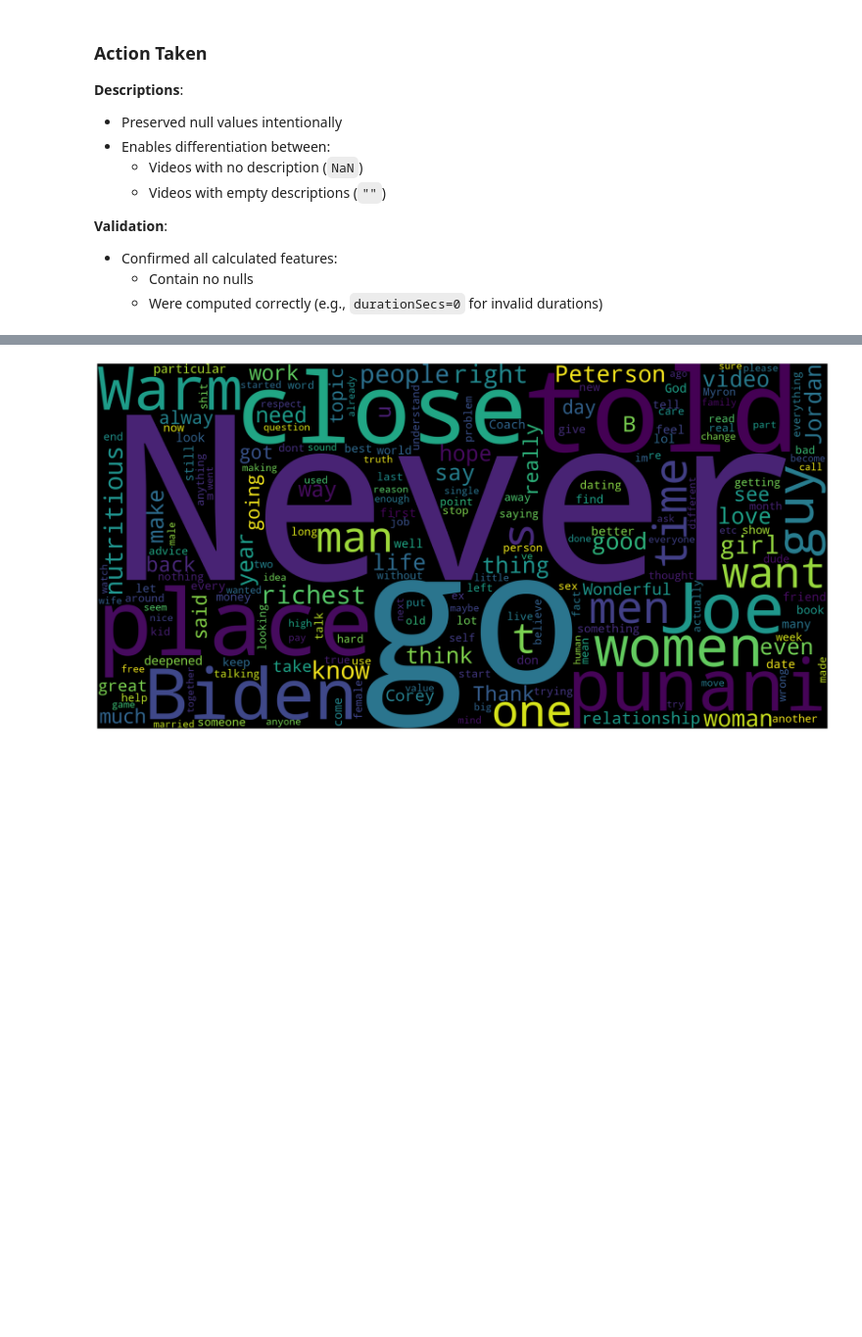
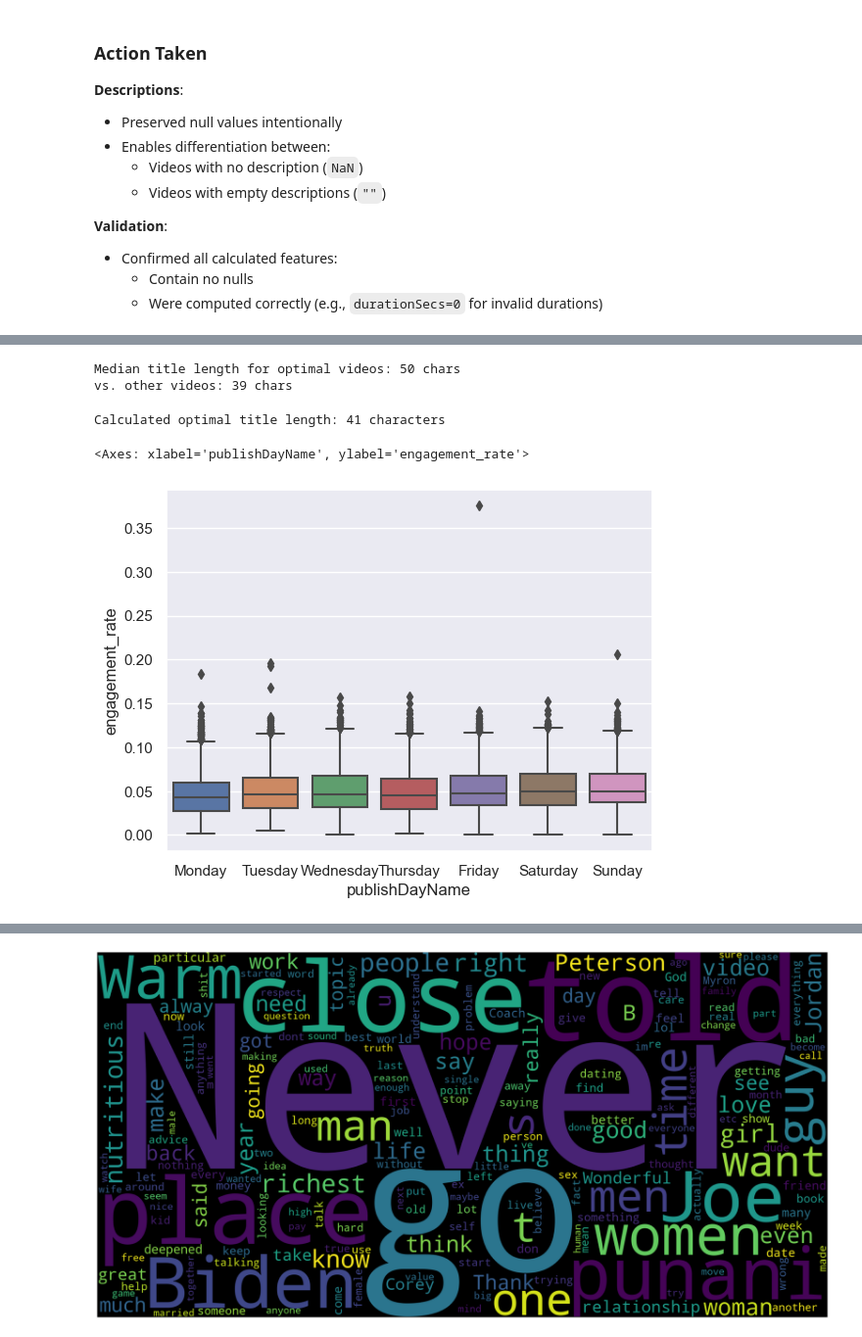
Before and after one commit to Shab00/redPillYoutube, a Jupyter notebook: 4.redPillAnalytics.ipynb, the cells around one changed output, grey strips where cells are left out. Shown at 98% size. Saved outputs shown, nothing was run; the diff lists cells and outputs as text; code cells hidden in the pictures; blank space fills up the shorter version.

```diff
--- a/4.redPillAnalytics.ipynb
+++ b/4.redPillAnalytics.ipynb
@@ -353,0 +336,29 @@ ax = day_df.reset_index().plot.bar(x='publishDayName', y='count', rot=0)
+# %%
+# Calculate optimal title length stats
+optimal_titles = plot_df[plot_df['is_optimal_length']]['titleLength']
+print(f"Median title length for optimal videos: {optimal_titles.median():.0f} chars")
+print(f"vs. other videos: {plot_df[~plot_df['is_optimal_length']]['titleLength'].median():.0f} chars")
+# %% [output]
+Median title length for optimal videos: 50 chars
+vs. other videos: 39 chars
+# %%
+# Find the sweet spot
+from scipy.optimize import curve_fit
+def quadratic(x, a, b, c):
+    return a*x**2 + b*x + c
+popt, _ = curve_fit(quadratic,
+                   plot_df['titleLength'],
+                   plot_df['engagement_rate'])
+optimal_title_len = int(-popt[1]/(2*popt[0]))
+print(f"Calculated optimal title length: {optimal_title_len} characters")
+# %% [output]
+Calculated optimal title length: 41 characters
+# %%
+# Temporal patterns (best posting times)
+sns.boxplot(data=video_df,
+            x='publishDayName',
+            y='engagement_rate',
+            order=['Monday','Tuesday','Wednesday','Thursday','Friday','Saturday','Sunday'])
+# %% [output]
+<Axes: xlabel='publishDayName', ylabel='engagement_rate'>
+[figure, added]
```
Also changed, not shown: parts of 36 cells of this notebook, 1 other file.
